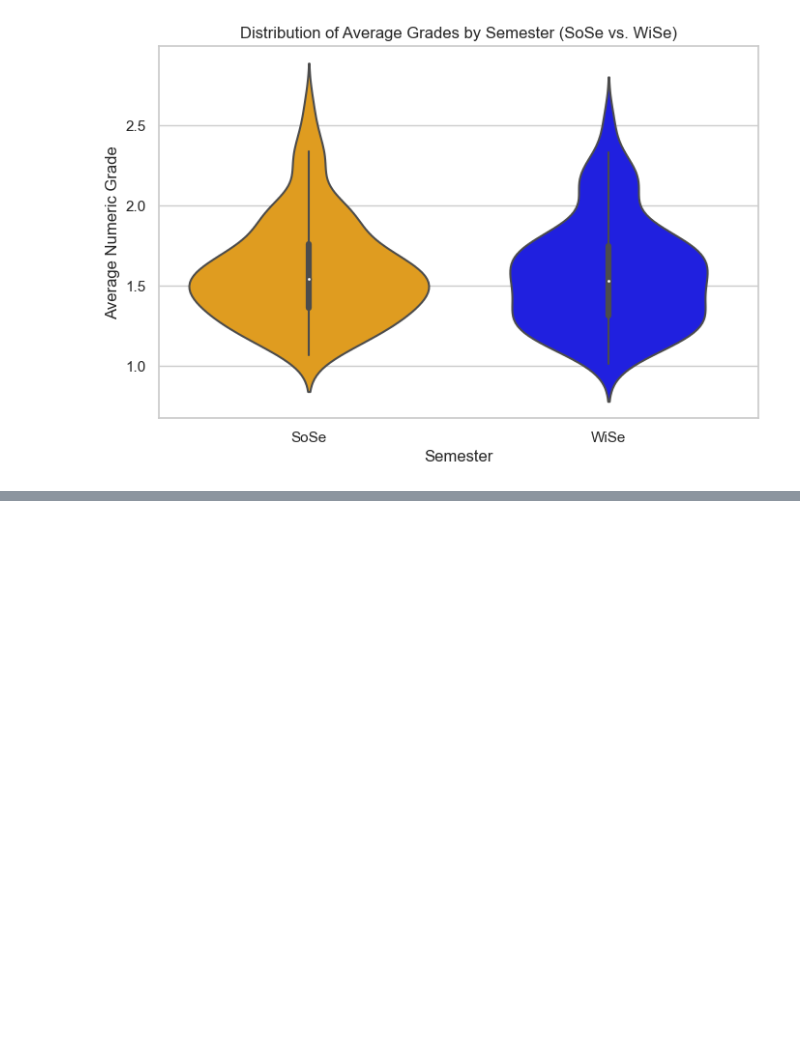
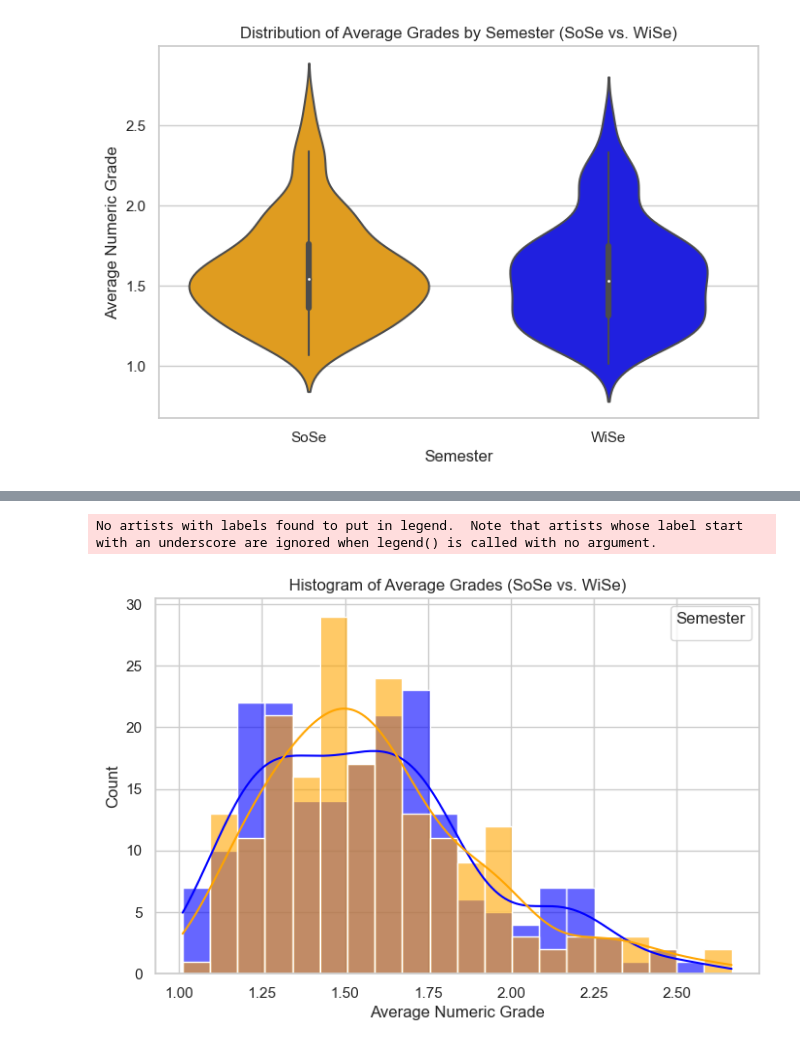
Before and after one commit to RotNils/WAL-StudentsGradesComparedToTemperature, a Jupyter notebook: plotting.ipynb, the cells around one changed output, grey strips where cells are left out. Saved outputs shown, nothing was run; the diff lists cells and outputs as text; code cells hidden in the pictures; blank space fills up the shorter version.

```diff
--- a/plotting.ipynb
+++ b/plotting.ipynb
@@ -24,0 +53,28 @@ plt.show()
+# %%
+# Histogram
+
+import matplotlib.pyplot as plt
+import seaborn as sns
+import pandas as pd
+
+# Load data
+df = pd.read_csv("european_semester_avg.csv")
+
+# Set style
+sns.set_theme(style="whitegrid")
+
+# Create histogram with KDE (Kernel Density Estimate)
+plt.figure(figsize=(8, 5))
+sns.histplot(df, x="Average Numeric Grade", hue="European Semester", bins=20, kde=True, palette={"SoSe": "orange", "WiSe": "blue"}, alpha=0.6)
+
+# Labels and title
+plt.title("Histogram of Average Grades (SoSe vs. WiSe)")
+plt.xlabel("Average Numeric Grade")
+plt.ylabel("Count")
+plt.legend(title="Semester")
+
+# Show plot
+plt.show()
+# %% [output]
+No artists with labels found to put in legend.  Note that artists whose label start with an underscore are ignored when legend() is called with no argument.
+[figure, added]
```
Also changed, not shown: parts of 2 cells of this notebook.
